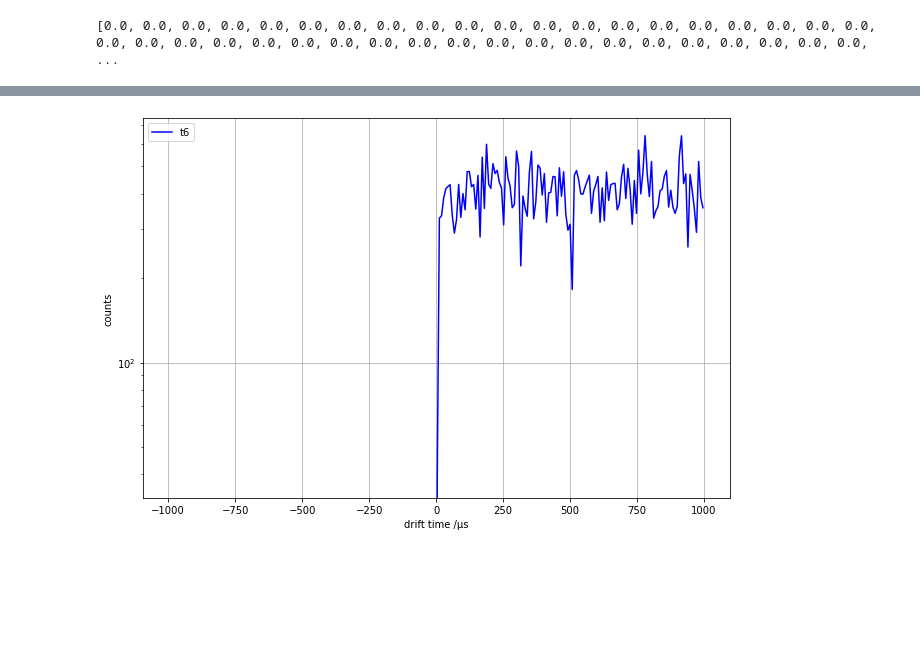
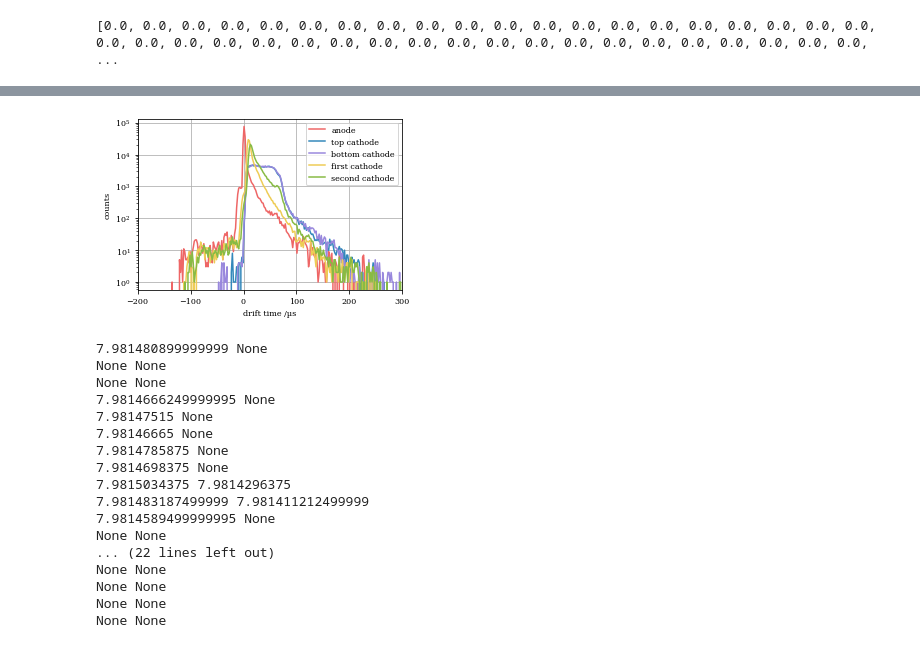
Before and after one commit to SuperNEMO-DBD/PMT-ShapeAnalysis, a Jupyter notebook: ReadRED/ReadRED.ipynb, the cells around one changed output, grey strips where cells are left out. Saved outputs shown, nothing was run; the diff lists cells and outputs as text; code cells hidden in the pictures; blank space fills up the shorter version.

```diff
--- a/ReadRED/ReadRED.ipynb
+++ b/ReadRED/ReadRED.ipynb
@@ -54,15 +106,64 @@ for event in tree:
-# %%
-fig = plt.figure(figsize=(9,6), facecolor='white')
-freq, bin_edges = np.histogram(anode_times, 250, range=(-1000,1000))
-width = bin_edges[-1] - bin_edges[-2]
-bin_centres = bin_edges[:-1] + width/2
-plt.plot(bin_centres, freq, "b-", label='t6')
-
-plt.grid()
-plt.xlabel("drift time /µs")
-plt.ylabel("counts")
-plt.yscale('log')
-plt.legend(loc='best')
-plt.tight_layout()
-# %% [output]
-[figure, removed]
+# %%
+fig = plt.figure(figsize=figsize, facecolor='white')
+freq, bin_edges = np.histogram(anode_times, 250, range=(-200,300))
+width = bin_edges[-1] - bin_edges[-2]
+bin_centres = bin_edges[:-1] + width/2
+plt.plot(bin_centres, freq, "-", label='anode')
+
+freq, bin_edges = np.histogram(top_cathode_times, 250, range=(-200,300))
+width = bin_edges[-1] - bin_edges[-2]
+bin_centres = bin_edges[:-1] + width/2
+plt.plot(bin_centres, freq, "-", label='top cathode')
+
+freq, bin_edges = np.histogram(bot_cathode_times, 250, range=(-200,300))
+width = bin_edges[-1] - bin_edges[-2]
+bin_centres = bin_edges[:-1] + width/2
+plt.plot(bin_centres, freq, "-", label='bottom cathode')
+
+freq, bin_edges = np.histogram(first_cathode, 250, range=(-200,300))
+width = bin_edges[-1] - bin_edges[-2]
+bin_centres = bin_edges[:-1] + width/2
+plt.plot(bin_centres, freq, "-", label='first cathode')
+
+freq, bin_edges = np.histogram(second_cathode, 250, range=(-200,300))
+width = bin_edges[-1] - bin_edges[-2]
+bin_centres = bin_edges[:-1] + width/2
+plt.plot(bin_centres, freq, "-", label='second cathode')
+
+plt.xlabel("drift time /µs")
+plt.ylabel("counts")
+plt.yscale('log')
+plt.legend(loc='best')
+plt.xlim(-200,300)
+plt.tight_layout()
+# %% [output]
+[figure, added]
+# %%
+for event in tree:
+    for i in range(len(event.tracker_time_top_cathode)):
+        a = event.tracker_time_top_cathode[i]
+        if a == -115292150460.6847:
+            a = None
+        b = event.tracker_time_bottom_cathode[i]
+        if b == -115292150460.6847:
+            b = None
+        print(a, b)
+    break
+# %% [output]
+7.981480899999999 None
+None None
+None None
+7.9814666249999995 None
+7.98147515 None
+7.98146665 None
+7.9814785875 None
+7.9814698375 None
+7.9815034375 7.9814296375
+7.981483187499999 7.981411212499999
+7.9814589499999995 None
+None None
+... (22 lines left out)
+None None
+None None
+None None
+None None
```
Also changed, not shown: parts of 2 cells of this notebook, 1 other file.
